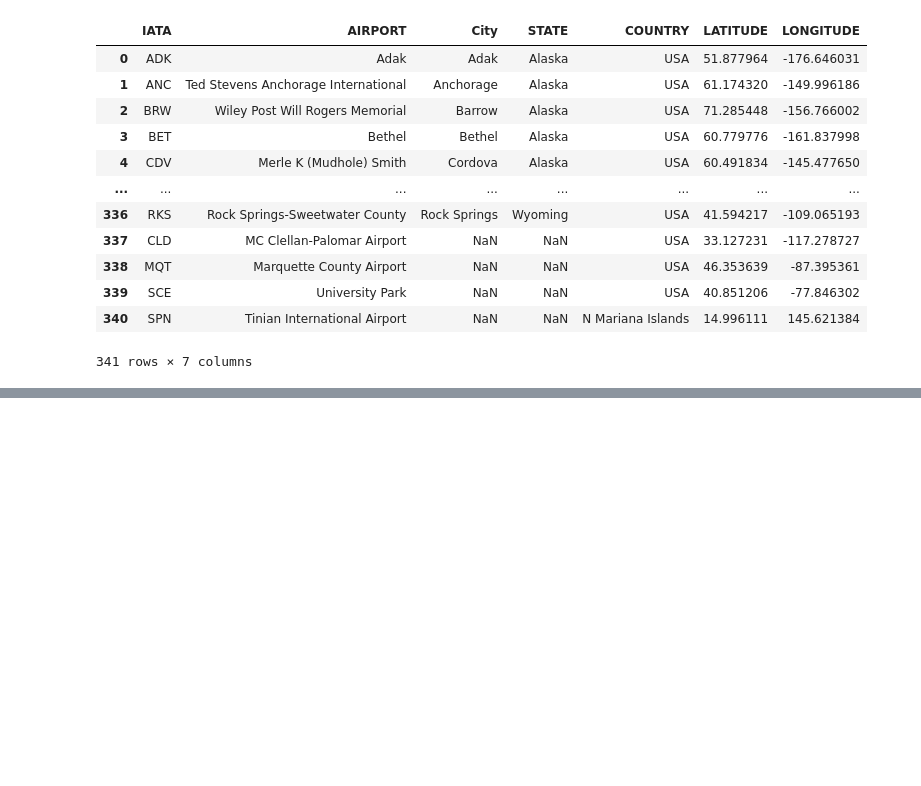
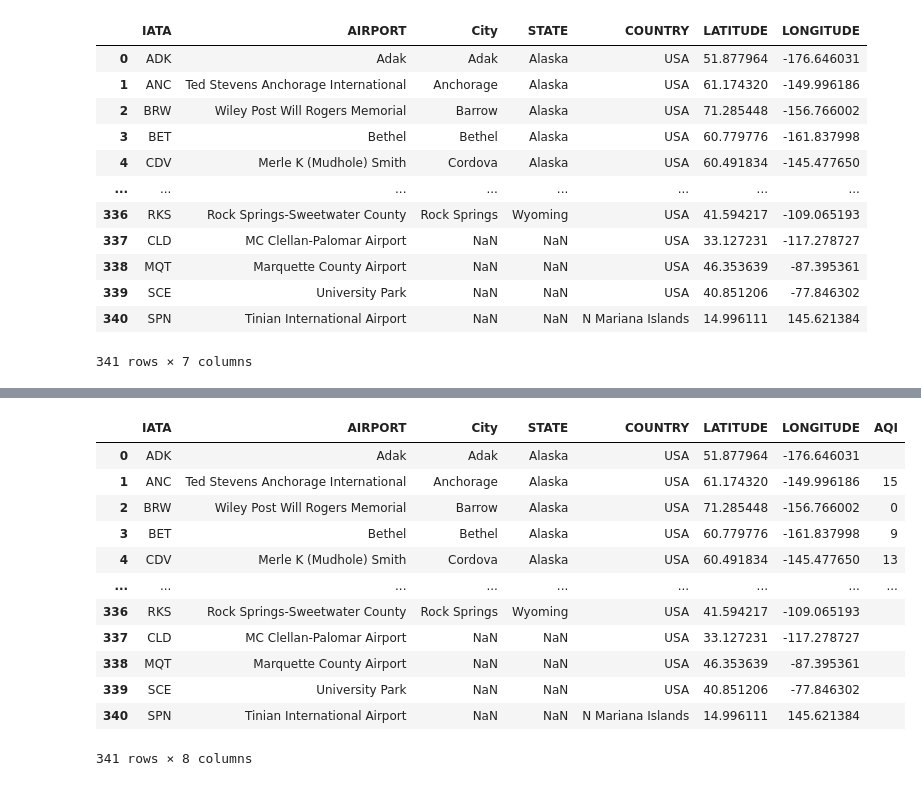
Before and after one commit to ttoffey/Project_One, a Jupyter notebook: Melissa.ipynb, the cells around one changed output, grey strips where cells are left out. Drawn from its saved outputs; the diff is of its cells as text; code cells hidden in the pictures; blank space fills up the shorter version.

Commit message:
completed airport and non airport api calls

```diff
--- a/Melissa.ipynb
+++ b/Melissa.ipynb
@@ -114,10 +145,10 @@ airports_df
 aqi_list=[]
 
 city_state = airports_df[["City", "STATE"]]
-city = city_state["City"].to_list()
+airport_cities = city_state["City"].to_list()
 state = city_state["STATE"].to_list()
 
-for city, state in zip(city,state):
+for city, state in zip(airport_cities,state):
     try:
 
         url=f'http://api.airvisual.com/v2/city?city={city}&state={state}&country=USA&key={aqi_key}'
@@ -157,0 +160,3 @@ aqi_list
+# %%
+
+airports_df['AQI'] = aqi_list
@@ -158,2 +207,18 @@ aqi_list
+# %%
+airports_df
+# %% [output]
+|  | IATA | AIRPORT | City | STATE | COUNTRY | LATITUDE | LONGITUDE | AQI |
+| 0 | ADK | Adak | Adak | Alaska | USA | 51.877964 | -176.646031 |  |
+| 1 | ANC | Ted Stevens Anchorage International | Anchorage | Alaska | USA | 61.174320 | -149.996186 | 15 |
+| 2 | BRW | Wiley Post Will Rogers Memorial | Barrow | Alaska | USA | 71.285448 | -156.766002 | 0 |
+| 3 | BET | Bethel | Bethel | Alaska | USA | 60.779776 | -161.837998 | 9 |
+| 4 | CDV | Merle K (Mudhole) Smith | Cordova | Alaska | USA | 60.491834 | -145.477650 | 13 |
+| ... | ... | ... | ... | ... | ... | ... | ... | ... |
+| 336 | RKS | Rock Springs-Sweetwater County | Rock Springs | Wyoming | USA | 41.594217 | -109.065193 |  |
+| 337 | CLD | MC Clellan-Palomar Airport | NaN | NaN | USA | 33.127231 | -117.278727 |  |
+| 338 | MQT | Marquette County Airport | NaN | NaN | USA | 46.353639 | -87.395361 |  |
+| 339 | SCE | University Park | NaN | NaN | USA | 40.851206 | -77.846302 |  |
+| 340 | SPN | Tinian International Airport | NaN | NaN | N Mariana Islands | 14.996111 | 145.621384 |  |
+341 rows × 8 columns
 # %%
 aqi_list
```
Also changed, not shown: parts of 13 cells of this notebook.
